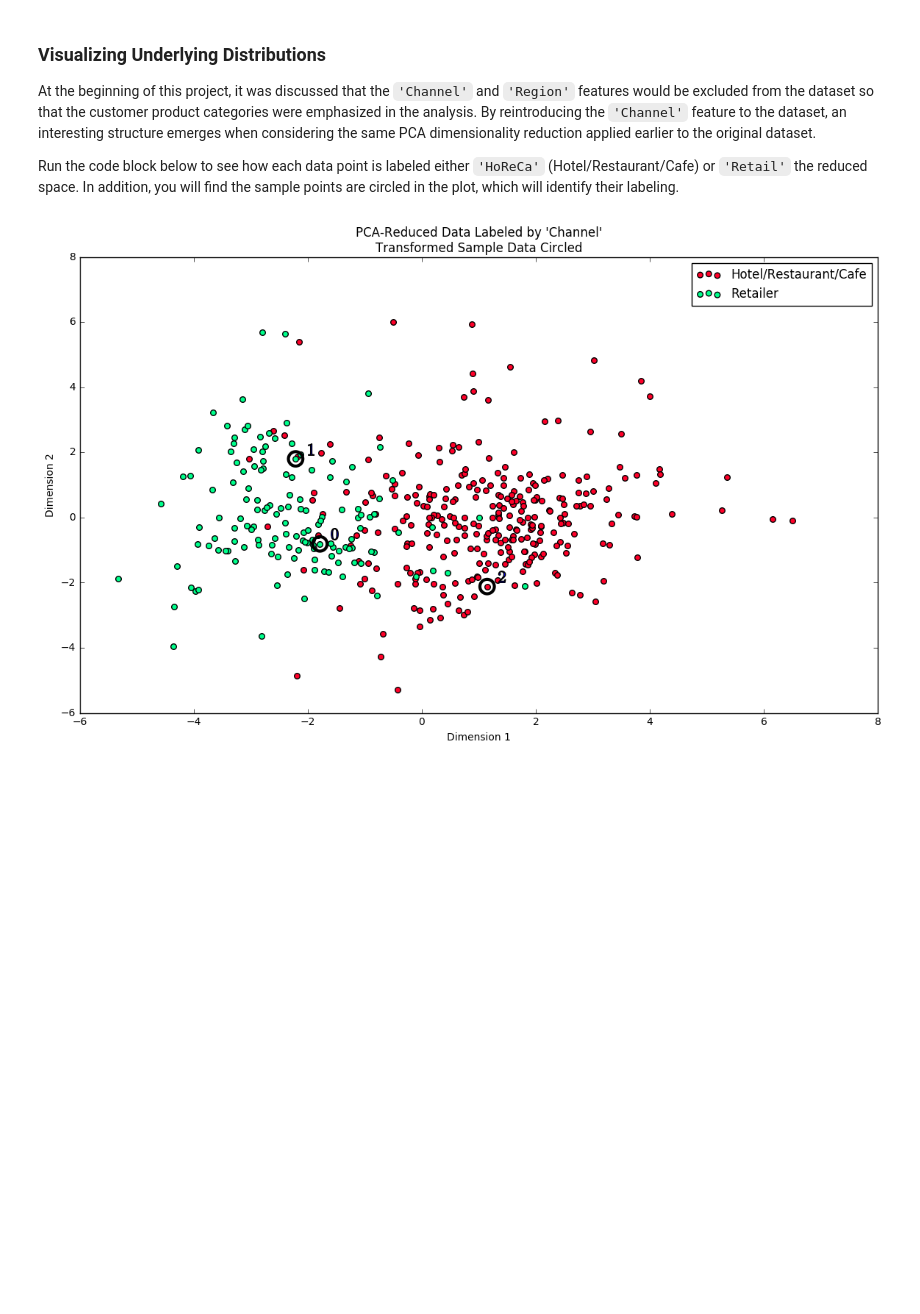
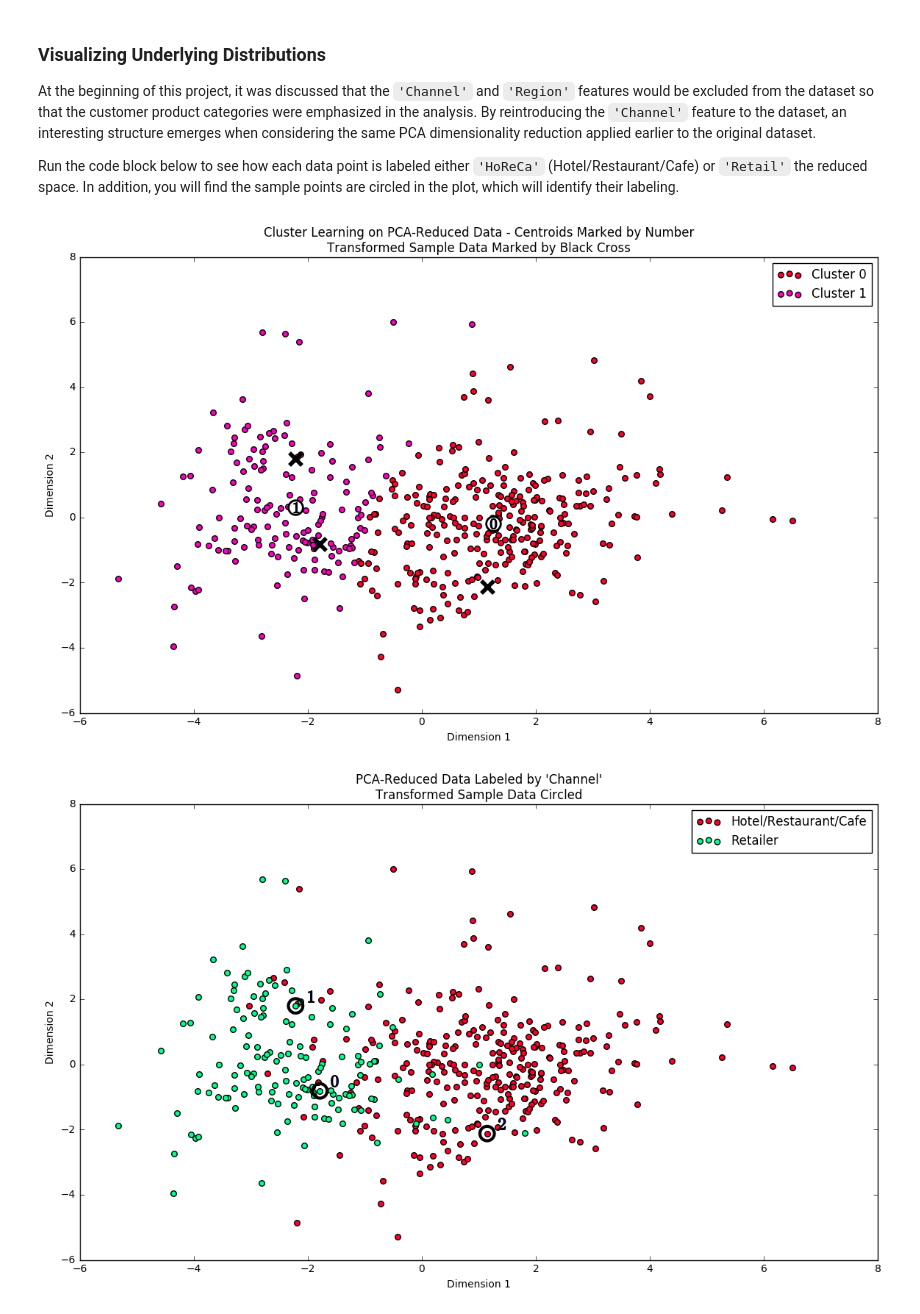
Before and after one commit to torenunez/machine-learning, a Jupyter notebook: projects/customer_segments/customer_segments.ipynb, the cells around one changed output. Saved outputs shown, nothing was run; the diff lists cells and outputs as text; code cells hidden in the pictures; blank space fills up the shorter version.

```diff
--- a/projects/customer_segments/customer_segments.ipynb
+++ b/projects/customer_segments/customer_segments.ipynb
@@ -528,6 +586,10 @@ Additional structure is derived from originally unlabeled data when using cluste
 At the beginning of this project, it was discussed that the `'Channel'` and `'Region'` features would be excluded from the dataset so that the customer product categories were emphasized in the analysis. By reintroducing the `'Channel'` feature to the dataset, an interesting structure emerges when considering the same PCA dimensionality reduction applied earlier to the original dataset.
 
 Run the code block below to see how each data point is labeled either `'HoReCa'` (Hotel/Restaurant/Cafe) or `'Retail'` the reduced space. In addition, you will find the sample points are circled in the plot, which will identify their labeling.
+# %%
+vs.cluster_results(reduced_data, preds, centers, pca_samples)
+# %% [output]
+[figure, added]
 # %%
 # Display the clustering results based on 'Channel' data
 vs.channel_results(reduced_data, outliers, pca_samples)
```
Also changed, not shown: parts of 29 cells of this notebook.
